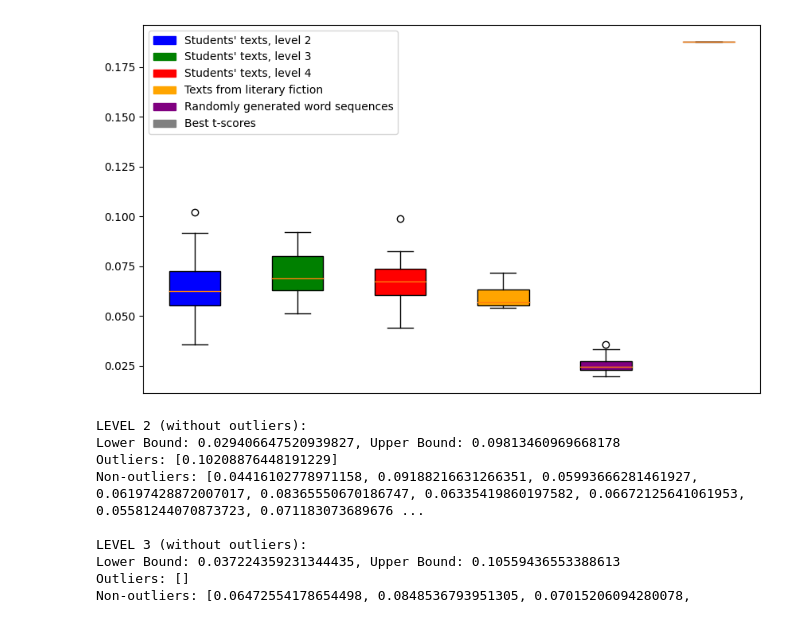
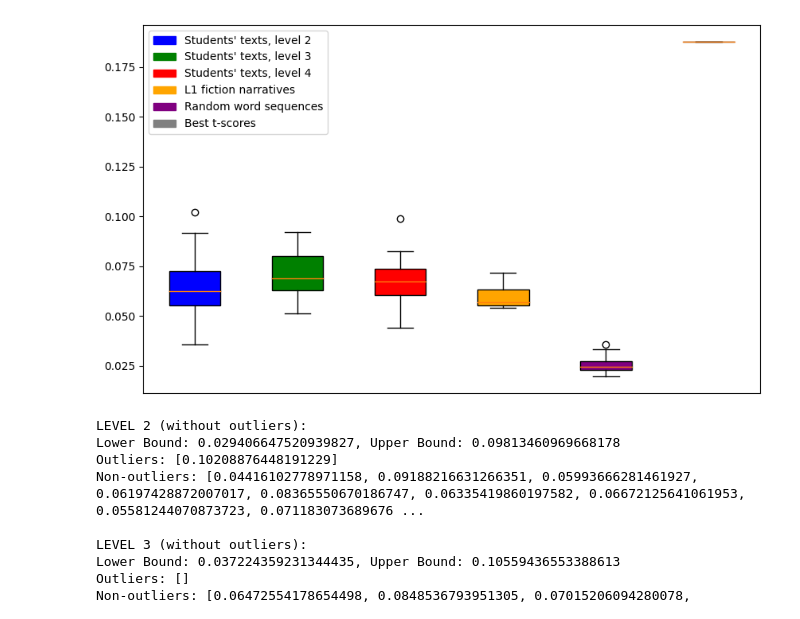
Before and after one commit to Vakhranev/Heritage, a Jupyter notebook: t-score + студенты: ящики.ipynb, the cells around one changed output. Saved outputs shown, nothing was run; the diff lists cells and outputs as text; code cells hidden in the pictures.

```diff
--- a/t-score + студенты: ящики.ipynb
+++ b/t-score + студенты: ящики.ipynb
@@ -145,36 +145,36 @@ levels_colors = {
 }
 
 # Построение ящиков с усами
 bp = plt.boxplot(data_to_plot, patch_artist=True)
 
 # Цвет каждого ящика
 colors = [levels_colors[level] for level in labels_to_plot]
 
 # Задаем цвета ящиков
 for patch, color in zip(bp['boxes'], colors):
     patch.set_facecolor(color)
 
 # Новые метки для легенды
 new_labels = {
     'LEVEL 2': "Students' texts, level 2",
     'LEVEL 3': "Students' texts, level 3",
     'LEVEL 4': "Students' texts, level 4",
-    'lib_texts': "Texts from literary fiction",
-    'lib_random_texts': "Randomly generated word sequences",
+    'lib_texts': "L1 fiction narratives",
+    'lib_random_texts': "Random word sequences",
     'best t-scores': "Best t-scores"
 }
 
 # Добавление легенды
 legend_handles = [plt.Rectangle((0,0),1,1, color=levels_colors[label]) for label in labels_to_plot]
 plt.legend(legend_handles, [new_labels[label] for label in labels_to_plot])
 
 # Удаление подписей с оси x
 plt.xticks([])
 
 # Показать диаграмму
 plt.show()
 # %% [output]
-[figure, old version]
+[figure, new version]
 # %%
 # Подсчёт пограничных значений без учёта выбросов для каждого уровня
 for i, data in enumerate(data_to_plot[:3]):
```
